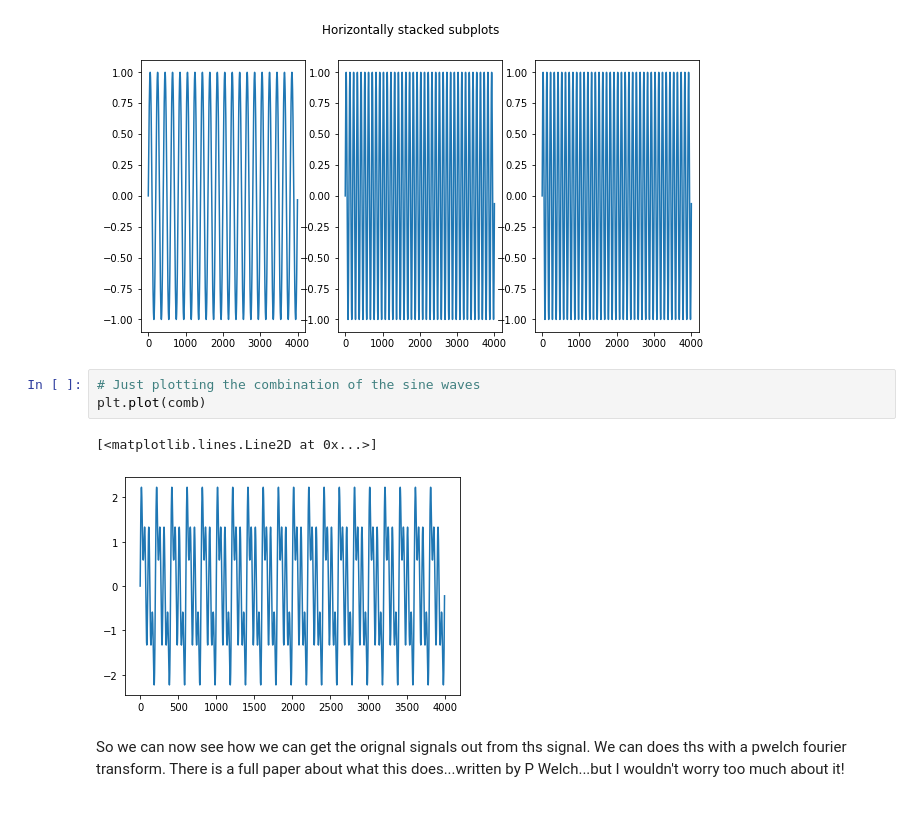
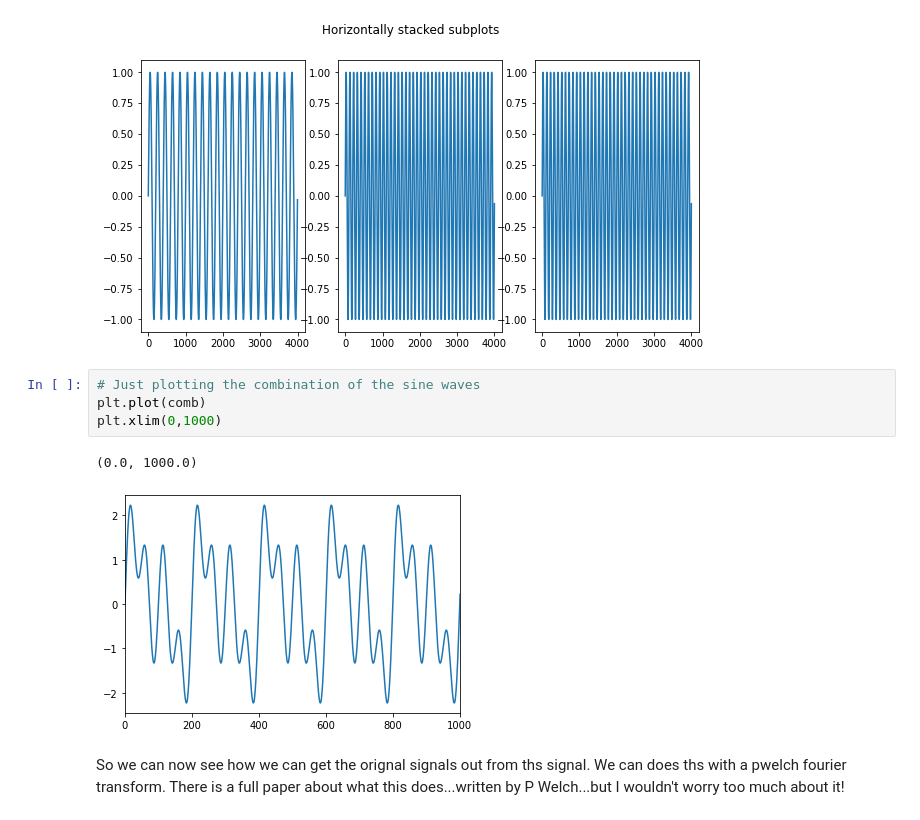
Before and after one commit to flowonthegoliv/ENVS666, a Jupyter notebook: Tutorial_2.ipynb, the cells around one changed output. Saved outputs shown, nothing was run; the diff lists cells and outputs as text.

```diff
--- a/Tutorial_2.ipynb
+++ b/Tutorial_2.ipynb
@@ -97,9 +97,10 @@ ax3.plot(sine_wave_2)
 # %%
 # Just plotting the combination of the sine waves
 plt.plot(comb)
+plt.xlim(0,1000)
 # %% [output]
-[<matplotlib.lines.Line2D at 0x...>]
+(0.0, 1000.0)
-[figure, old version]
+[figure, new version]
 # %% [markdown]
 So we can now see how we can get the orignal signals out from ths signal. We can does ths with a pwelch fourier transform. There is a full paper about what this does...written by P Welch...but I wouldn't worry too much about it!
 # %%
```
Also changed, not shown: parts of 15 cells of this notebook.
